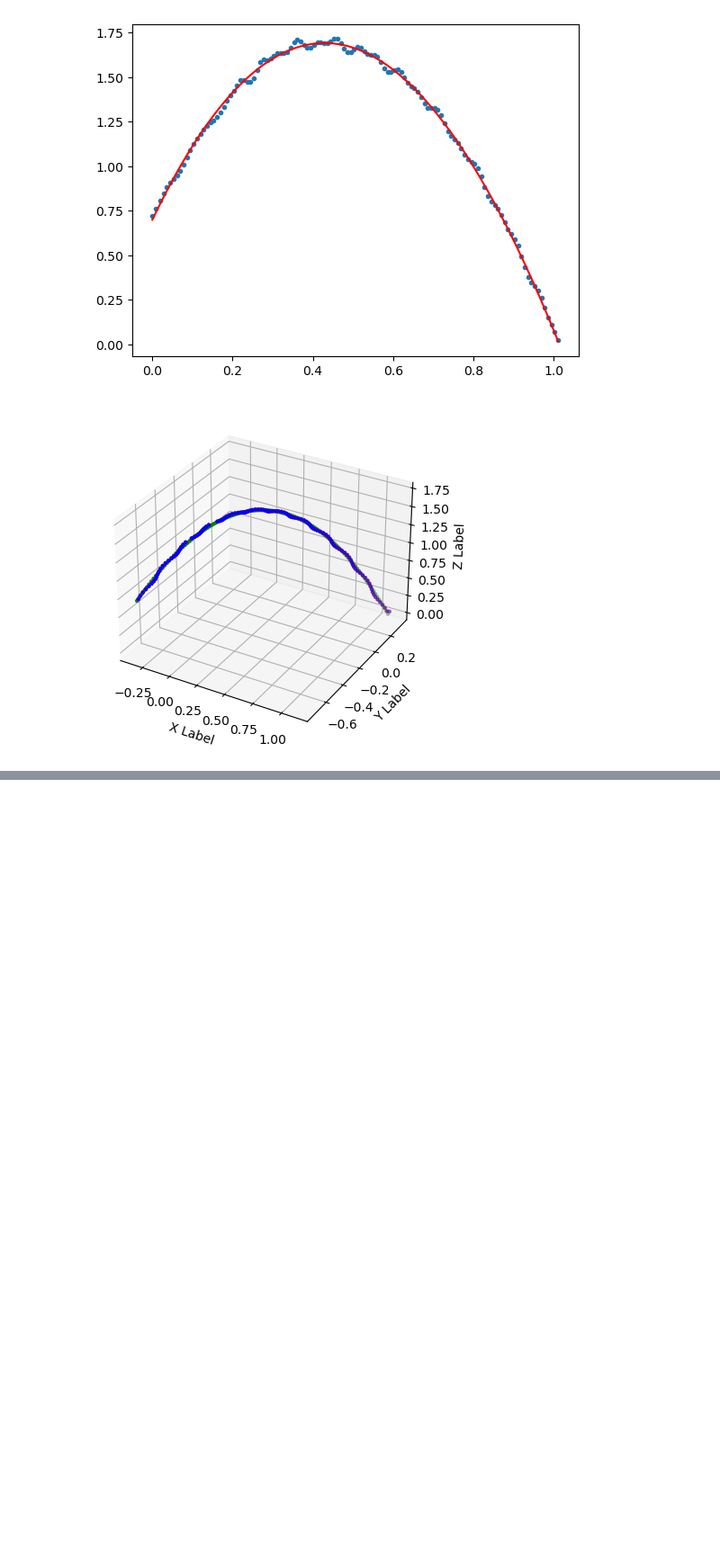
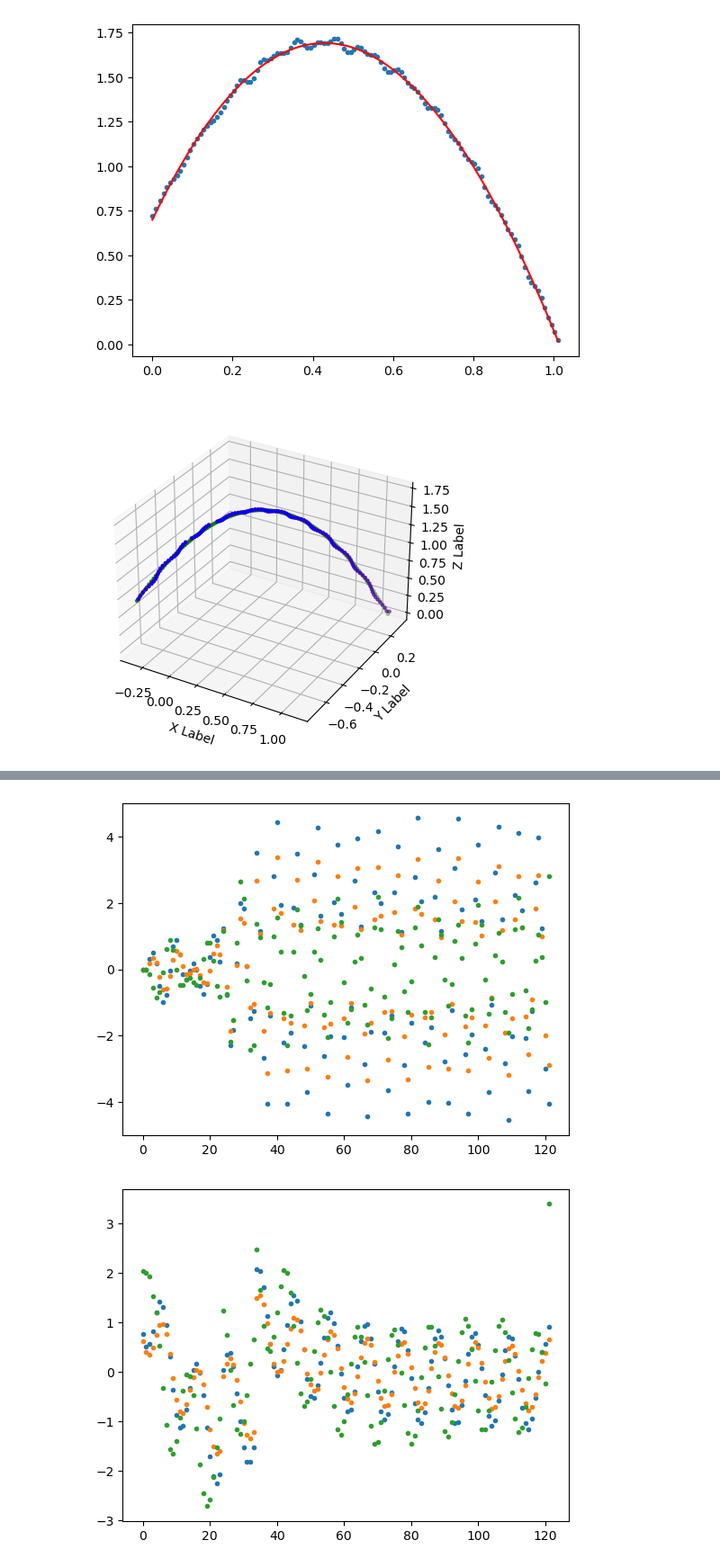
Before and after one commit to kirankigi5/ball_tracking, a Jupyter notebook: ball_tracking.ipynb, the cells around one changed output, grey strips where cells are left out. Shown at 90% size. Saved outputs shown, nothing was run; the diff lists cells and outputs as text; code cells hidden in the pictures; blank space fills up the shorter version.

```diff
--- a/ball_tracking.ipynb
+++ b/ball_tracking.ipynb
@@ -433,0 +479,11 @@ plt.show()
+# %%
+# x_fit, y_fit, z_fit and motion_capture_data_array in a table
+
+df = pd.DataFrame({'clock_1': clock_1, 'clock_2': clock_2, 'time_difference': clock_1 - clock_2, 'x':  motion_capture_data_array[:, 0],'y': motion_capture_data_array[:, 1],'z': motion_capture_data_array[:, 2], 'p_x': predicted_data_array[:,0], 'p_y': predicted_data_array[:,1], 'p_z': predicted_data_array[:,2], 'x_fit': x_fit[:],'y_fit': y_fit[:], 'z_fit': z_fit[:],'x_error in cm(m_cap - p)': (motion_capture_data_array[:,0] - predicted_data_array[:,0]) * 100, 'y_error in cm(m_cap - p)': (motion_capture_data_array[:,1] - predicted_data_array[:,1]) * 100, 'z_error in cm(m_cap - p)': (motion_capture_data_array[:, 2] - predicted_data_array[:,2]) * 100, 'x_error in cm(mcap - f)': (motion_capture_data_array[:,0] - x_fit[:]) * 100, 'y_error in cm(mcap - f)': (motion_capture_data_array[:,1] - y_fit[:]) * 100, 'z_error in cm(mcap - f)': (motion_capture_data_array[:, 2] - z_fit[:]) * 100})
+
+# display all rows
+pd.set_option('display.max_rows', None)\
+# display all columns
+pd.set_option('display.max_columns', None)
+
+df
@@ -433,0 +508,27 @@ plt.show()
+# %%
+# analytics on error in cm(m_cap - p)
+
+df.describe()
+
+# analytics on error in cm(mcap - f)
+
+df.describe()
+
+# plot error in cm(m_cap - p)
+
+plt.plot(df['x_error in cm(m_cap - p)'], '.')
+plt.plot(df['y_error in cm(m_cap - p)'], '.')
+plt.plot(df['z_error in cm(m_cap - p)'], '.')
+
+plt.show()
+
+# plot error in cm(mcap - f)
+
+plt.plot(df['x_error in cm(mcap - f)'], '.')
+plt.plot(df['y_error in cm(mcap - f)'], '.')
+plt.plot(df['z_error in cm(mcap - f)'], '.')
+
+plt.show()
+# %% [output]
+[figure, added]
+[figure, added]
```
Also changed, not shown: parts of 5 cells of this notebook.
